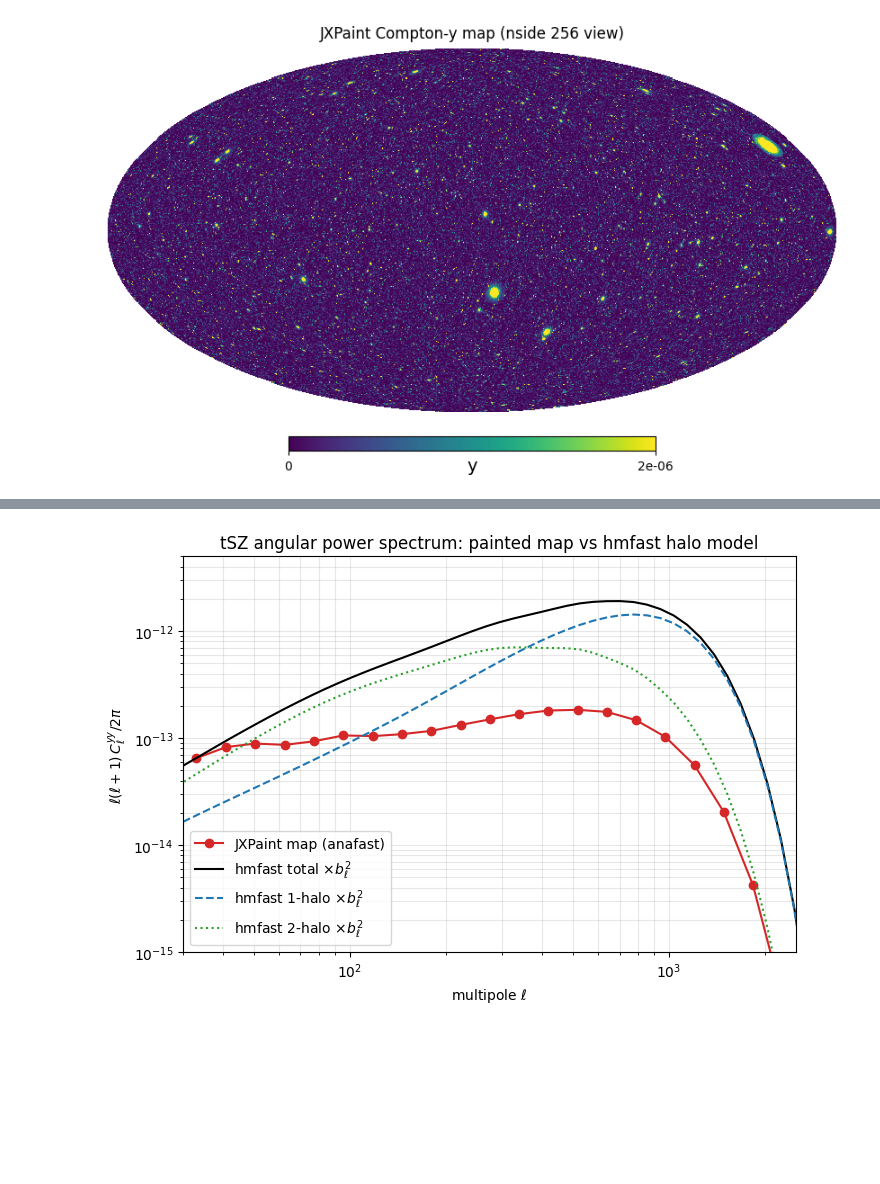
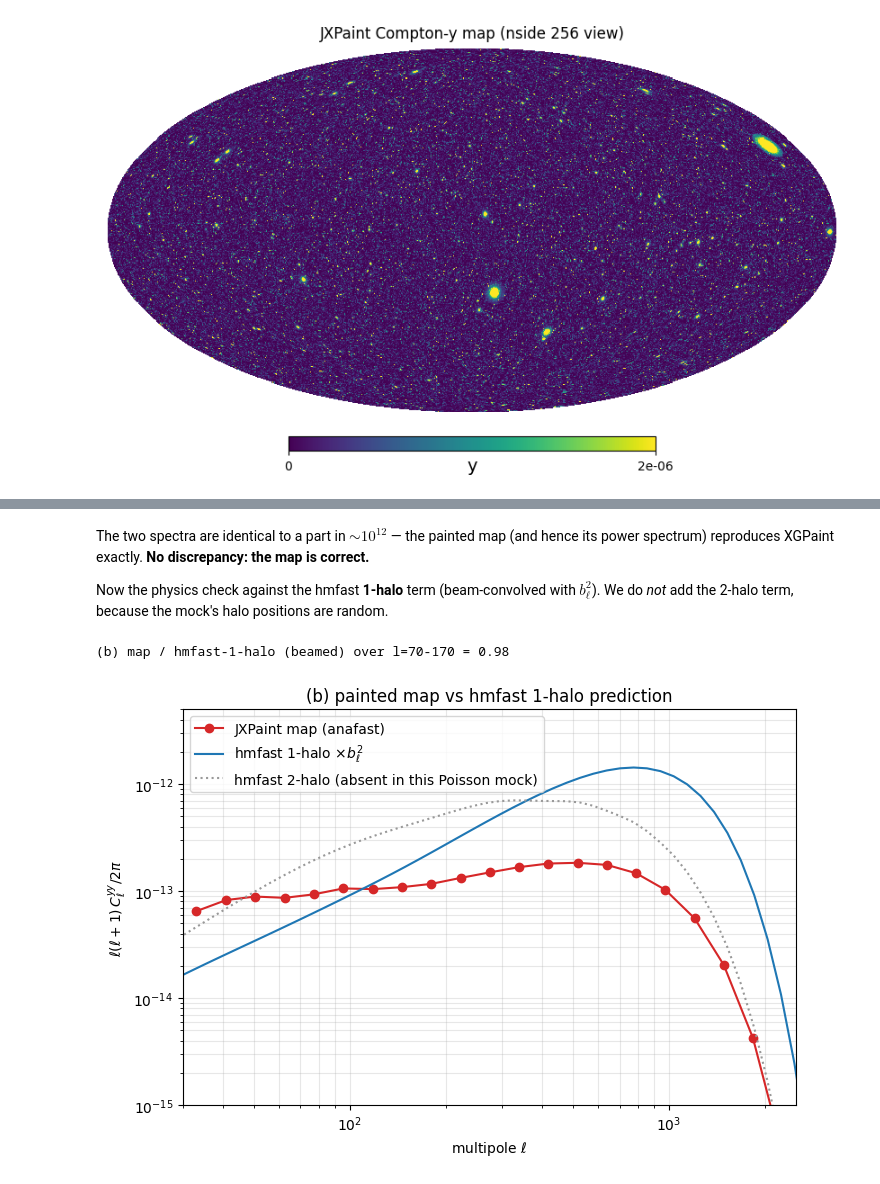
Before and after one commit to licongxu/JXPaint, a Jupyter notebook: tutorials/01_quickstart.ipynb, the cells around one changed output, grey strips where cells are left out. Drawn from its saved outputs; the diff is of its cells as text; code cells hidden in the pictures; blank space fills up the shorter version.

```diff
--- a/tutorials/01_quickstart.ipynb
+++ b/tutorials/01_quickstart.ipynb
@@ -128,29 +156,32 @@ $b_\ell^2$ for a like-for-like comparison.
+# %% [markdown]
+The two spectra are identical to a part in $\sim10^{12}$ — the painted map (and
+hence its power spectrum) reproduces XGPaint exactly. **No discrepancy: the map
+is correct.**
+
+Now the physics check against the hmfast **1-halo** term (beam-convolved with
+$b_\ell^2$). We do *not* add the 2-halo term, because the mock's halo positions
+are random.
 # %%
-lmax = 2500
-cl = hp.anafast(m, lmax=lmax)
-ell = np.arange(lmax + 1)
-beam_fwhm = np.radians(10/60.0)
-
-# bin the (noisy) map spectrum in log-ell
-edges = np.unique(np.logspace(np.log10(30), np.log10(lmax), 22).astype(int))
-lb = 0.5*(edges[1:] + edges[:-1])
-clb = np.array([cl[edges[i]:edges[i+1]].mean() for i in range(len(edges)-1)])
-
-# hmfast theory, beam-convolved
 th = np.load("../reference/hmfast/cl_yy_hmfast.npz")
 lt = th["ell"]
-blt = hp.gauss_beam(beam_fwhm, lmax=int(lt.max()))[lt]
-Dl = lambda L, c: L*(L+1)*c/(2*np.pi)
+blt = hp.gauss_beam(np.radians(10/60.0), lmax=int(lt.max()))[lt]
+cl1h_b = th["cl_1h"] * blt**2          # 1-halo, beam-convolved
+
+# agreement in the 1-halo-dominated band l = 70-170
+band = (lt >= 70) & (lt <= 170)
+cl1h_on_ell = np.interp(np.arange(lmax+1), lt, cl1h_b)
+ratio = cl[70:170].mean() / cl1h_on_ell[70:170].mean()
+print(f"(b) map / hmfast-1-halo (beamed) over l=70-170 = {ratio:.2f}")
 
 plt.figure(figsize=(7.2, 5))
 plt.loglog(lb, Dl(lb, clb), "o-", color="C3", label="JXPaint map (anafast)")
-plt.loglog(lt, Dl(lt, th["cl_tot"]*blt**2), "k-",  label=r"hmfast total $\times b_\ell^2$")
-plt.loglog(lt, Dl(lt, th["cl_1h"]*blt**2), "--", color="C0", label=r"hmfast 1-halo $\times b_\ell^2$")
-plt.loglog(lt, Dl(lt, th["cl_2h"]*blt**2), ":",  color="C2", label=r"hmfast 2-halo $\times b_\ell^2$")
-plt.xlabel(r"multipole $\ell$")
-plt.ylabel(r"$\ell(\ell+1)\,C_\ell^{yy}/2\pi$")
-plt.title("tSZ angular power spectrum: painted map vs hmfast halo model")
+plt.loglog(lt, Dl(lt, cl1h_b), "-", color="C0", label=r"hmfast 1-halo $\times b_\ell^2$")
+plt.loglog(lt, Dl(lt, th["cl_2h"]*blt**2), ":", color="0.6",
+           label=r"hmfast 2-halo (absent in this Poisson mock)")
+plt.xlabel(r"multipole $\ell$"); plt.ylabel(r"$\ell(\ell+1)\,C_\ell^{yy}/2\pi$")
+plt.title("(b) painted map vs hmfast 1-halo prediction")
 plt.xlim(30, lmax); plt.ylim(1e-15, 5e-12)
 plt.legend(); plt.grid(alpha=.3, which="both"); plt.tight_layout(); plt.show()
 # %% [output]
+(b) map / hmfast-1-halo (beamed) over l=70-170 = 0.98
-[figure, old version]
+[figure, new version]
```
Also changed, not shown: parts of 6 cells of this notebook, 4 other files.
